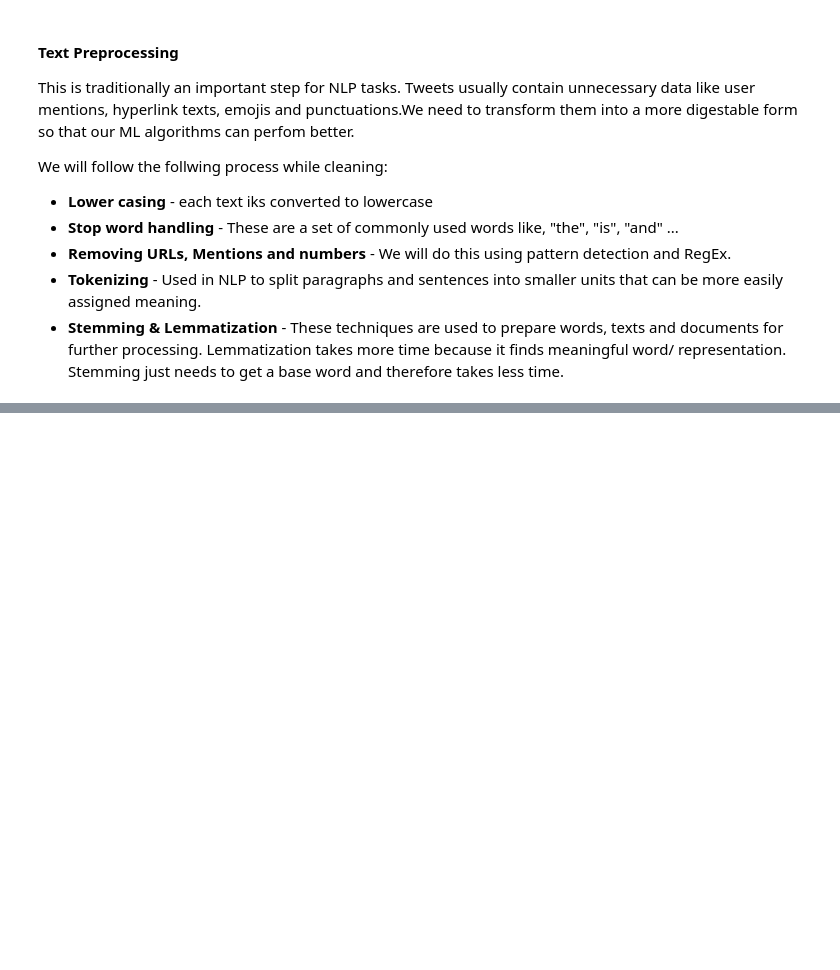
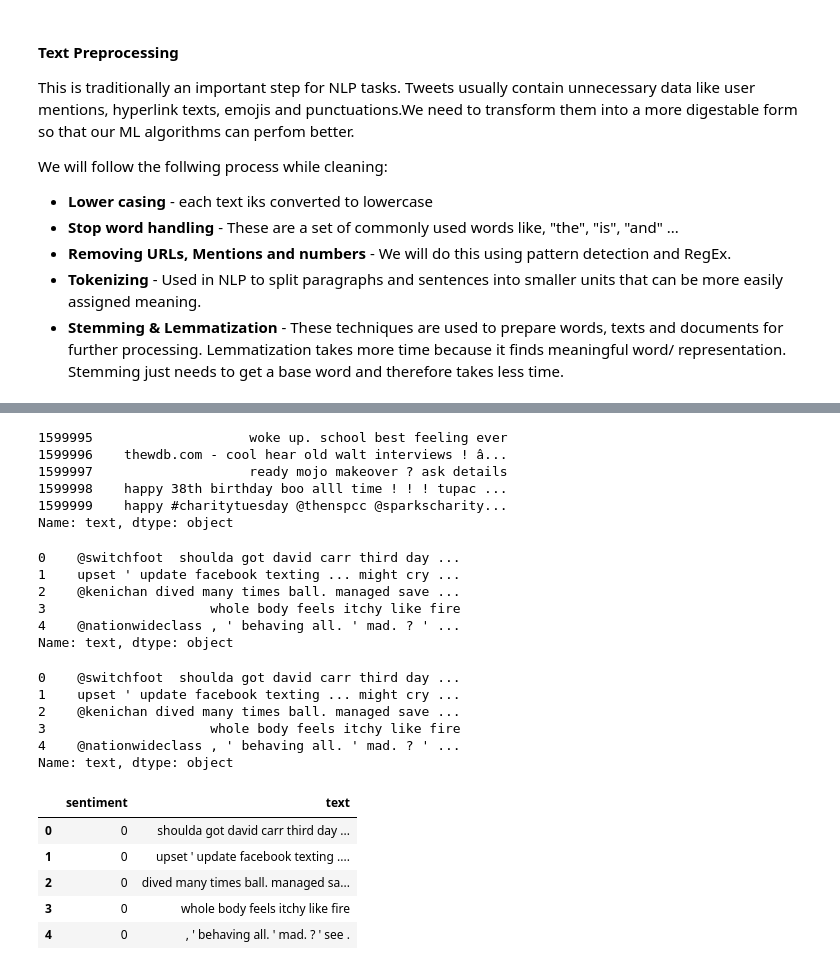
Before and after one commit to CKawara/Twitter-Sentiment-Analysis, a Jupyter notebook: Sentiment_Analysis.ipynb, the cells around one changed output, grey strips where cells are left out. Saved outputs shown, nothing was run; the diff lists cells and outputs as text; code cells hidden in the pictures; blank space fills up the shorter version.

```diff
--- a/Sentiment_Analysis.ipynb
+++ b/Sentiment_Analysis.ipynb
@@ -115,0 +190,61 @@ We will follow the follwing process while cleaning:
+# %%
+df['text'] = df['text'].apply(remove_stopwords)
+df['text'].tail()
+# %% [output]
+1599995                    woke up. school best feeling ever
+1599996    thewdb.com - cool hear old walt interviews ! â...
+1599997                    ready mojo makeover ? ask details
+1599998    happy 38th birthday boo alll time ! ! ! tupac ...
+1599999    happy #charitytuesday @thenspcc @sparkscharity...
+Name: text, dtype: object
+# %%
+# removing URLs
+
+def clean_URLs(data):
+    return re.sub('((www.[^s]+)|(https?://[^s]+))', ' ', data)
+
+df['text'] = df['text'].apply(lambda x: clean_URLs(x))
+df['text'].head()
+# %% [output]
+0    @switchfoot  shoulda got david carr third day ...
+1    upset ' update facebook texting ... might cry ...
+2    @kenichan dived many times ball. managed save ...
+3                     whole body feels itchy like fire
+4    @nationwideclass , ' behaving all. ' mad. ? ' ...
+Name: text, dtype: object
+# %%
+# Removing numbers
+
+def clean_numbers(data):
+    return re.sub('[0-9]+', '', data)
+
+df['text'] = df['text'].apply(lambda x: clean_numbers(x))
+df['text'].head()
+# %% [output]
+0    @switchfoot  shoulda got david carr third day ...
+1    upset ' update facebook texting ... might cry ...
+2    @kenichan dived many times ball. managed save ...
+3                     whole body feels itchy like fire
+4    @nationwideclass , ' behaving all. ' mad. ? ' ...
+Name: text, dtype: object
+# %%
+# Remove patterns
+
+def remove_pattern(input_text, pattern):
+    r = re.findall(pattern, input_text)
+    for word in r:
+        input_text = re.sub(word, "", input_text)
+    return input_text
+# %%
+# remove twitter handles (mentions)
+
+df['text'] = np.vectorize(remove_pattern)(df['text'], "@[\w]*")
+
+df.head()
+# %% [output]
+|  | sentiment | text |
+| 0 | 0 | shoulda got david carr third day ... |
+| 1 | 0 | upset ' update facebook texting .... |
+| 2 | 0 | dived many times ball. managed sa... |
+| 3 | 0 | whole body feels itchy like fire |
+| 4 | 0 | , ' behaving all. ' mad. ? ' see . |
```
Also changed, not shown: parts of 6 cells of this notebook.
